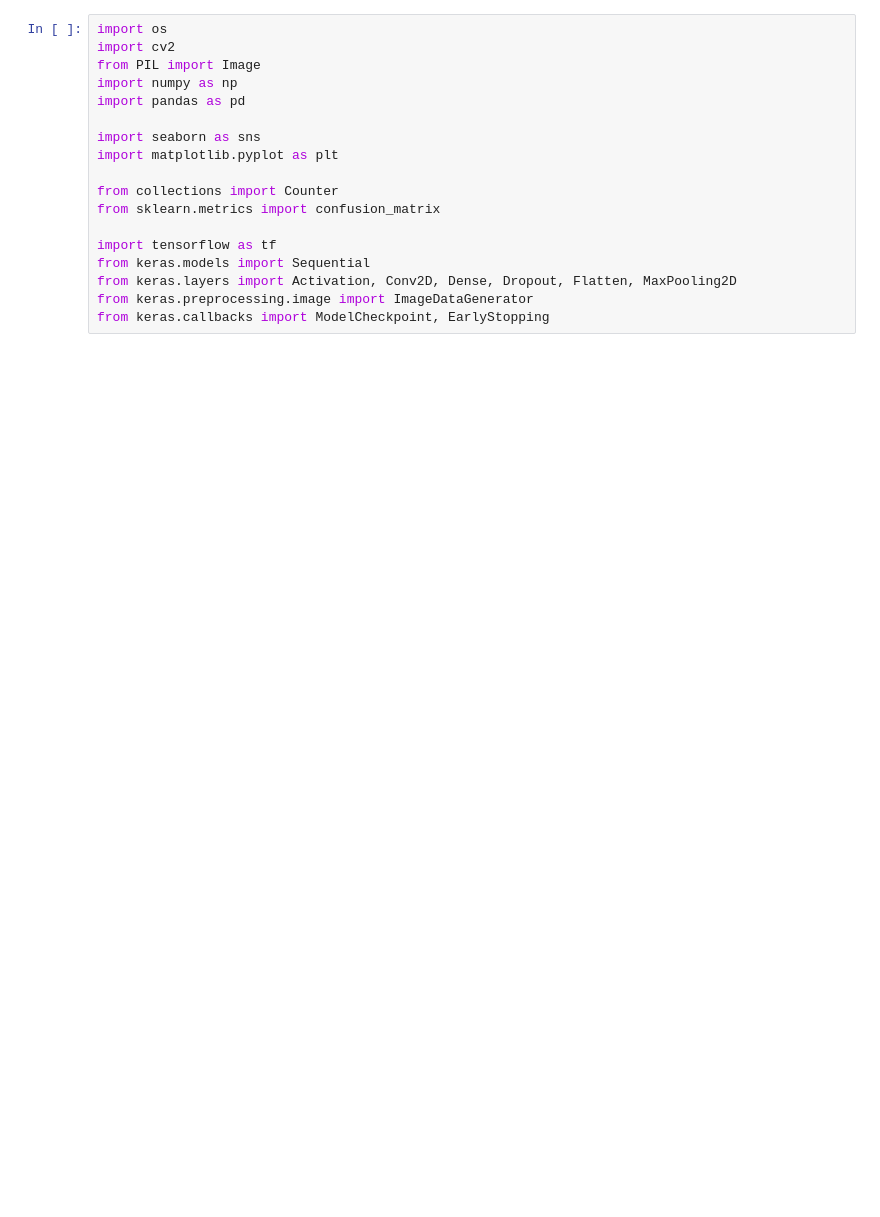
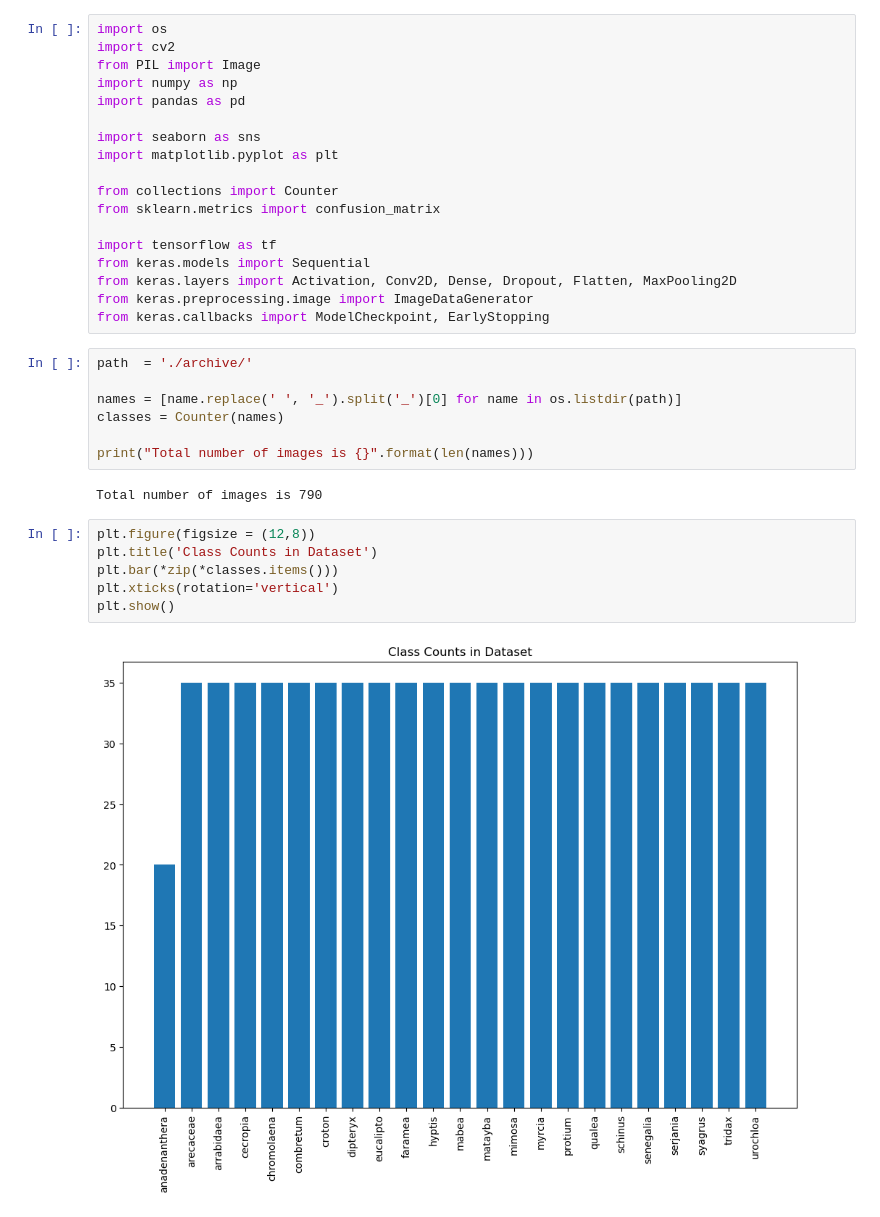
Before and after one commit to Vamba45/Python-way, a Jupyter notebook: mini-projects/study-project/Study-project.ipynb, the cells around one changed output. Cells and saved outputs as stored; diff of their text form; blank space fills up the shorter version.

```diff
--- a/mini-projects/study-project/Study-project.ipynb
+++ b/mini-projects/study-project/Study-project.ipynb
@@ -38,3 +18,20 @@ from keras.models import Sequential
 from keras.layers import Activation, Conv2D, Dense, Dropout, Flatten, MaxPooling2D
 from keras.preprocessing.image import ImageDataGenerator
 from keras.callbacks import ModelCheckpoint, EarlyStopping
+# %%
+path  = './archive/'
+
+names = [name.replace(' ', '_').split('_')[0] for name in os.listdir(path)]
+classes = Counter(names)
+
+print("Total number of images is {}".format(len(names)))
+# %% [output]
+Total number of images is 790
+# %%
+plt.figure(figsize = (12,8))
+plt.title('Class Counts in Dataset')
+plt.bar(*zip(*classes.items()))
+plt.xticks(rotation='vertical')
+plt.show()
+# %% [output]
+[figure, added]
```
Also changed, not shown: parts of 16 cells of this notebook, 1 other file.
